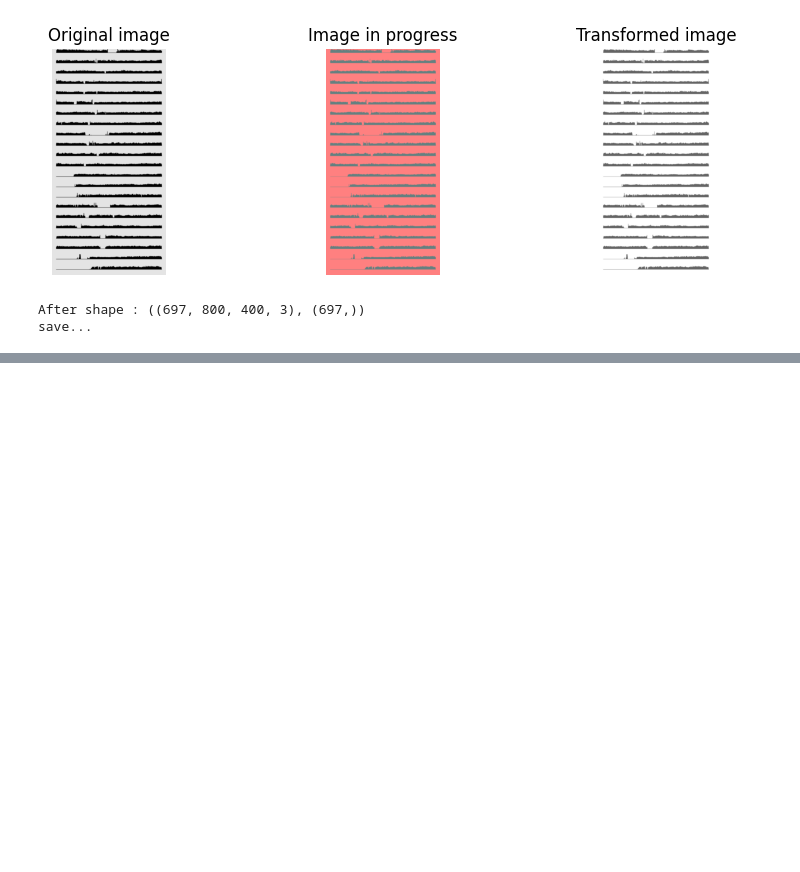
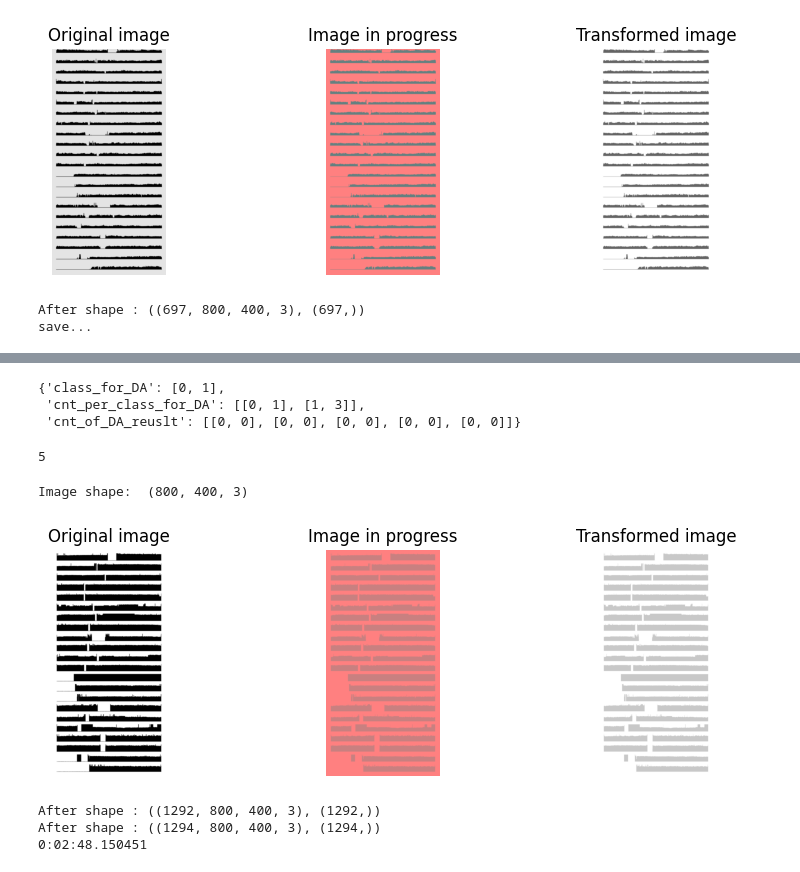
Before and after one commit to minion057/Image-to-NPZ_dataset, a Jupyter notebook: 2-DA_brightness.ipynb, the cells around one changed output, grey strips where cells are left out. Saved outputs shown, nothing was run; the diff lists cells and outputs as text; code cells hidden in the pictures; blank space fills up the shorter version.

```diff
--- a/2-DA_brightness.ipynb
+++ b/2-DA_brightness.ipynb
@@ -83,0 +91,39 @@ save...
+# %%
+DA_dict['cnt_of_DA_reuslt'] = [np.zeros(len(DA_dict['cnt_per_class_for_DA']), dtype=np.int32).tolist() for _ in npz_file_path]
+DA_dict
+# %% [output]
+{'class_for_DA': [0, 1],
+ 'cnt_per_class_for_DA': [[0, 1], [1, 3]],
+ 'cnt_of_DA_reuslt': [[0, 0], [0, 0], [0, 0], [0, 0], [0, 0]]}
+# %%
+multi_npz_file_path = []
+for cnt_per_class_for_DA in DA_dict['cnt_per_class_for_DA']:
+    multi_npz_file_path.extend([[npz_file, cnt_per_class_for_DA] for npz_file in [npz_path]])
+# %%
+# num_cores = multiprocessing.cpu_count() # 64 core
+num_cores = len(npz_file_path)
+num_cores
+# %% [output]
+5
+# %%
+splited_data = np.array_split(multi_npz_file_path, num_cores)
+splited_data = [_ for _ in splited_data if len(_) != 0]
+splited_data
+# %%
+# cnt_per_class_for_DA : [0,1] & 5-fold (used 2 files) -> real run time : 5m ??s but,,,,, printed run time is 2m 48s
+def pass_DA(data):
+    return bright_DA_run(npz_file_path=[data[0][0]], class_aug=data[0][1], class_label=DA_dict['class_for_DA'], save=False, return_new_label_shape=True)
+
+start = time.time()
+pool = ProcessPoolExecutor(max_workers=num_cores)
+results = list(pool.map(pass_DA, splited_data))
+end = time.time()
+
+sec = (end - start)
+print(datetime.timedelta(seconds=sec))
+# %% [output]
+Image shape:  (800, 400, 3)
+[figure, added]
+After shape : ((1292, 800, 400, 3), (1292,))
+After shape : ((1294, 800, 400, 3), (1294,))
+0:02:48.150451
```
Also changed, not shown: parts of 5 cells of this notebook, 1 other file.
